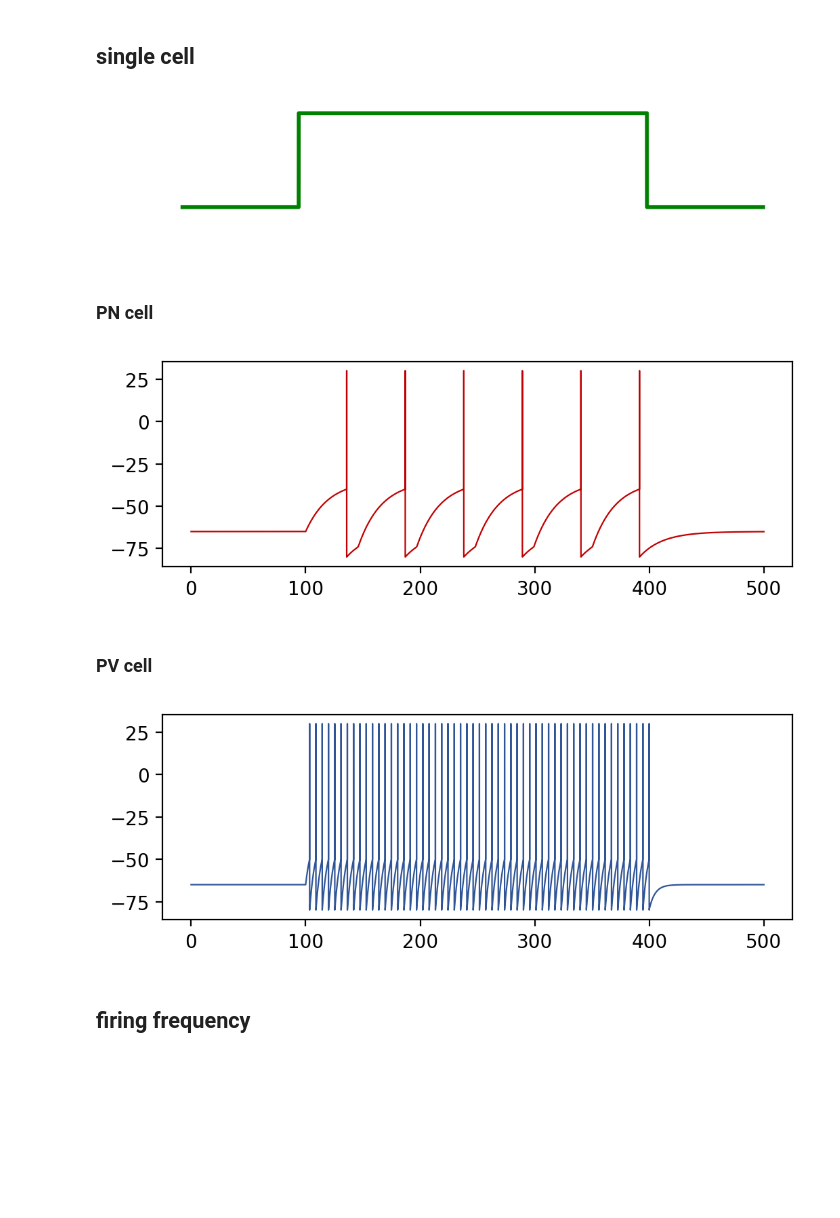
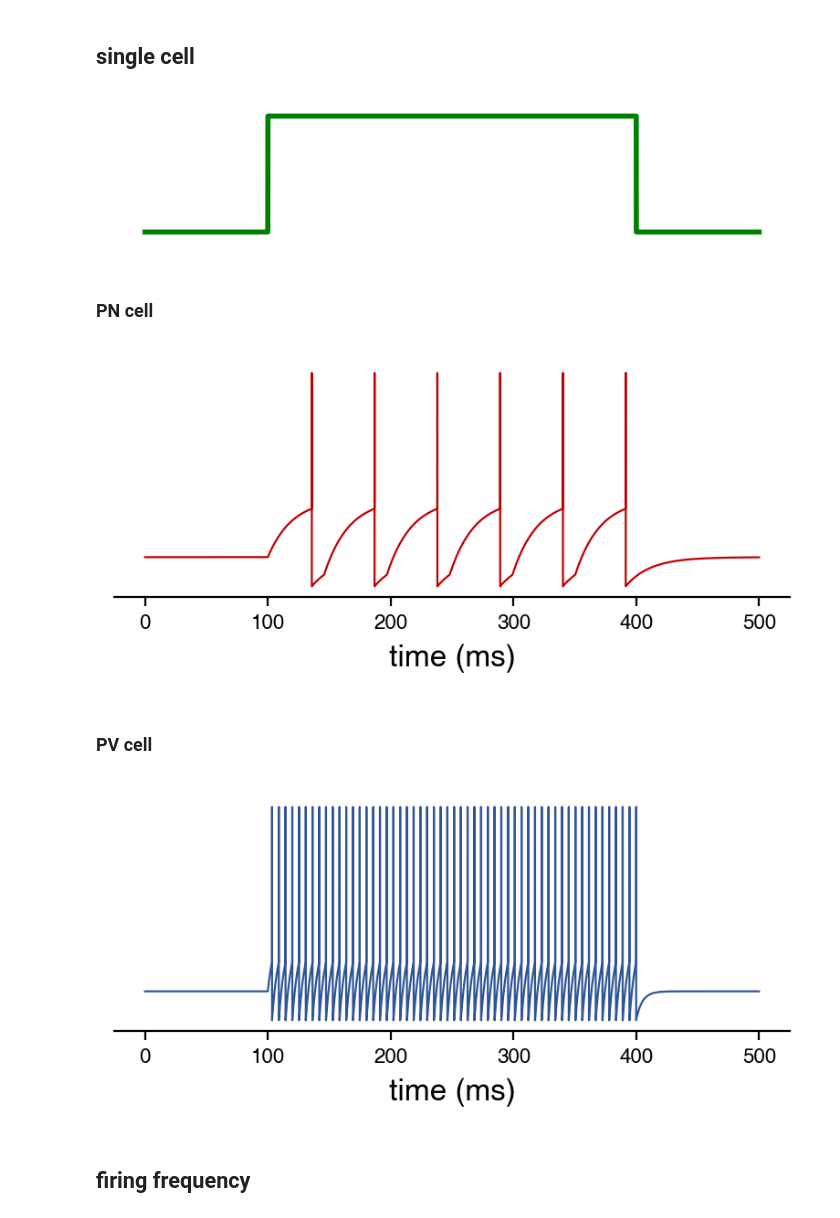
Before and after one commit to jyKim-97/NNoscillation, a Jupyter notebook: LIFnetwork/draw_models.ipynb, the cells around one changed output. Saved outputs shown, nothing was run; the diff lists cells and outputs as text; code cells hidden in the pictures; blank space fills up the shorter version.

```diff
--- a/LIFnetwork/draw_models.ipynb
+++ b/LIFnetwork/draw_models.ipynb
@@ -5,3 +22,6 @@ import SimpleModels as nrn
 # %%
 params_pn = {'tau':20, 'r':100, 'vth':-40, 'v0':-65, 'vahp':-80, 'vmax':30, 'ev':-65, 'tahp':10}
 params_pv = {'tau':5, 'r':100, 'vth':-50, 'v0':-65, 'vahp':-80, 'vmax':30, 'ev':-65, 'tahp':0}
+# %%
+label_font_props = {'fontname': 'Helvetica', 'fontsize': 12}
+tick_font_props = {'fontname': 'Helvetica', 'fontsize': 8}
@@ -18,13 +58,14 @@ Iext = np.zeros(nrn._nitr)
 t = nrn._times[1:]
 Iext[(t > 100)&(t<400)] = 0.3
 # %%
-plt.figure(dpi=200, figsize=(6, 1))
+plt.figure(dpi=200, figsize=(4, 1))
 plt.plot(nrn._times[1:], Iext,  'g', lw=2)
 plt.axis('off')
+plt.tight_layout()
 plt.savefig('./figs/ext_current.png')
 plt.show()
 # %% [output]
-[figure, old version]
+[figure, new version]
 # %% [markdown]
 ### PN cell
 # %%
@@ -33,13 +74,22 @@ pn.run()
 # %%
 color_pn = np.array([192, 0, 0])/255
 # %%
-plt.figure(dpi=200, figsize=(6, 2))
+plt.figure(dpi=200, figsize=(4, 2))
 plt.plot(nrn._times, pn.vcells[:, 0], c=color_pn, lw=0.8)
-plt.axis()
+
+plt.gca().spines['right'].set_visible(False)
+plt.gca().spines['left'].set_visible(False)
+plt.gca().spines['top'].set_visible(False)
+plt.yticks([])
+
+plt.xticks(**tick_font_props)
+plt.xlabel('time (ms)', **label_font_props)
+
+plt.tight_layout()
 plt.savefig('./figs/PN_cell.png')
 plt.show()
 # %% [output]
-[figure, old version]
+[figure, new version]
 # %% [markdown]
 ### PV cell
 # %%
@@ -48,13 +98,22 @@ pv.run()
 # %%
 color_pv = np.array([47, 85, 151])/255
 # %%
-plt.figure(dpi=200, figsize=(6, 2))
+plt.figure(dpi=200, figsize=(4, 2))
 plt.plot(nrn._times, pv.vcells[:, 0], c=color_pv, lw=0.8)
-plt.axis()
+
+plt.gca().spines['right'].set_visible(False)
+plt.gca().spines['left'].set_visible(False)
+plt.gca().spines['top'].set_visible(False)
+plt.yticks([])
+
+plt.xticks(**tick_font_props)
+plt.xlabel('time (ms)', **label_font_props)
+
+plt.tight_layout()
 plt.savefig('./figs/PV_cell.png')
 plt.show()
 # %% [output]
-[figure, old version]
+[figure, new version]
 # %% [markdown]
 ## firing frequency
 # %%
```
Also changed, not shown: parts of 55 cells of this notebook, 20 other files.
